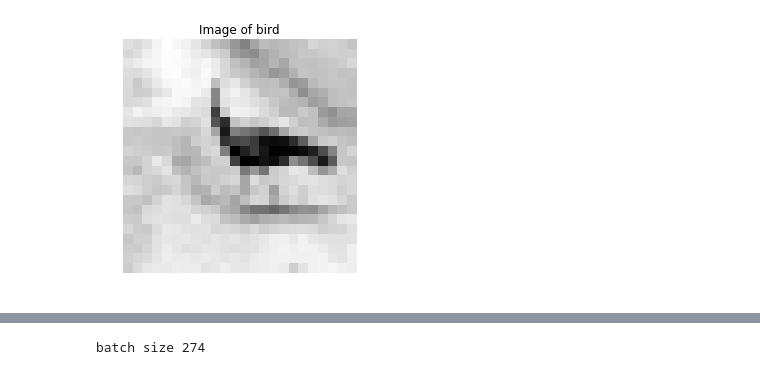
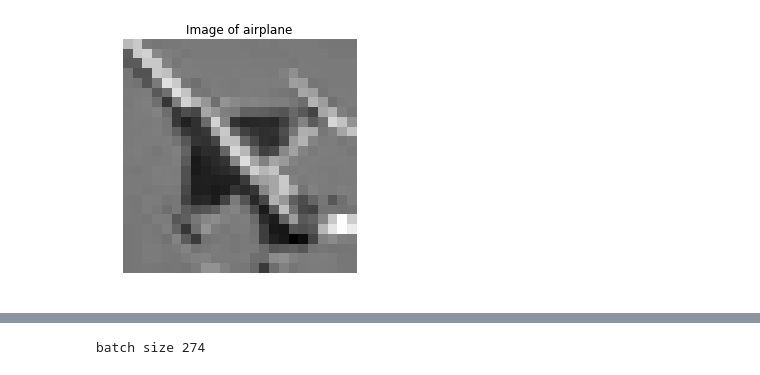
Before and after one commit to chrismattmann/MLwithTensorFlow2ed, a Jupyter notebook: Listing 9.17-ex9.3.ipynb, the cells around one changed output, grey strips where cells are left out. Drawn from its saved outputs; the diff is of its cells as text; code cells hidden in the pictures.

```diff
--- a/Listing 9.17-ex9.3.ipynb
+++ b/Listing 9.17-ex9.3.ipynb
@@ -121,12 +127,12 @@ Loading data from cache files aug_data.npy and aug_labels.npy
 # %%
 plt.figure()
-plt.title("Image of "+str(names[labels[52004]]))
-img = np.reshape(data[52004, :], (24,24))
+plt.title("Image of "+str(names[labels[52001]]))
+img = np.reshape(data[52001, :], (24,24))
 plt.imshow(img, cmap='Greys_r')
 plt.axis('off')
 plt.tight_layout()
 # %% [output]
-[figure, old version]
+[figure, new version]
 # %%
 conv1_filter = tf.Variable(tf.truncated_normal(shape=[3, 3, 1, 64], mean=0, stddev=0.08)) #changed 3 to 1 in 3rd param b/c Grey
 conv2_filter = tf.Variable(tf.truncated_normal(shape=[3, 3, 64, 128], mean=0, stddev=0.08))
```
Also changed, not shown: parts of 13 cells of this notebook, 1 other file.
